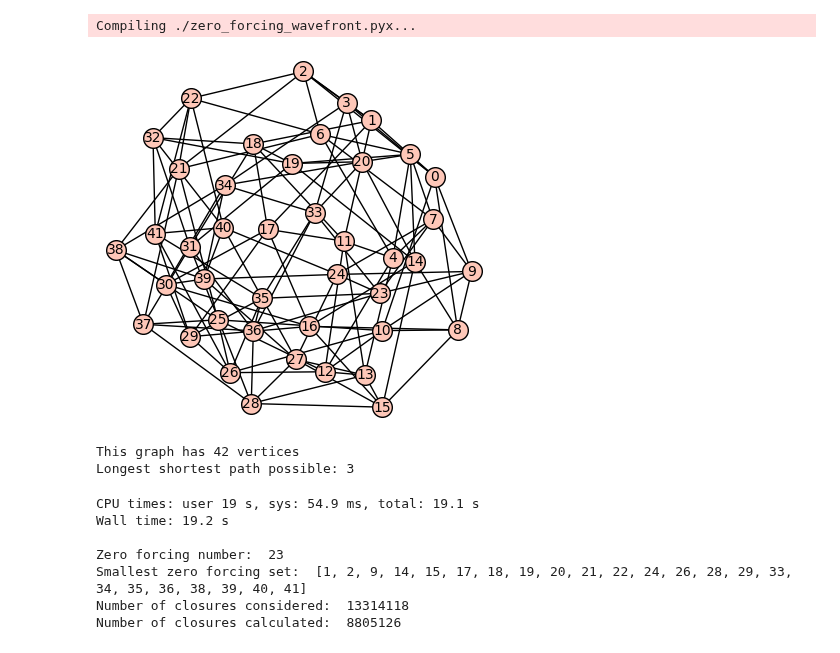
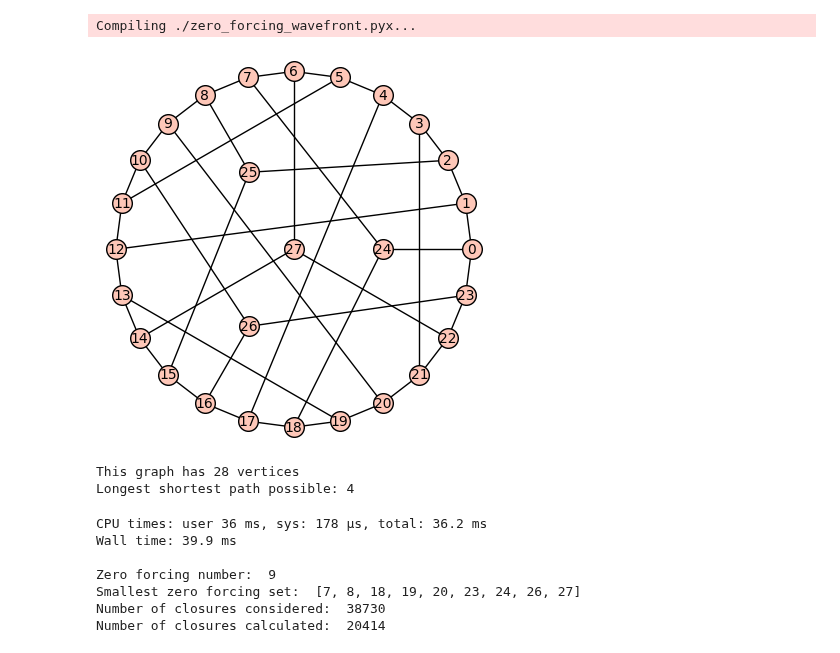
Before and after one commit to alexhutman/zftools, a Jupyter notebook: Ancient Code/AncientSageLibraryTest.ipynb, the cells around one changed output. Saved outputs shown, nothing was run; the diff lists cells and outputs as text; code cells hidden in the pictures.

```diff
--- a/Ancient Code/AncientSageLibraryTest.ipynb
+++ b/Ancient Code/AncientSageLibraryTest.ipynb
@@ -7,26 +7,26 @@ Compiling ./zero_forcing_wavefront.pyx...
 # %%
 # Set up a test graph H and display it if possible
 #H = graphs.MycielskiGraph(6)
 #H = graphs.RobertsonGraph()
-#H = graphs.CoxeterGraph()
+H = graphs.CoxeterGraph()
 #H = graphs.ClebschGraph()
 #H = graphs.BrinkmannGraph()
 #H = graphs.HeawoodGraph()
 #H = graphs.CirculantGraph(12,[2,3,4,6,-2,-3,-4])
 #H = graphs.HoffmanSingletonGraph() # DNF
 #H = graphs.CoxeterGraph().line_graph()
 #H = graphs.PaleyGraph(17).line_graph()
-H = graphs.BrinkmannGraph().line_graph()
+#H = graphs.BrinkmannGraph().line_graph()
 
 H.relabel()
 H.show()
 
 print "\nThis graph has", H.num_verts(), "vertices"
 print "Longest shortest path possible:", H.diameter()
 # %% [output]
-[figure, old version]
+[figure, new version]
-This graph has 42 vertices
-Longest shortest path possible: 3
+This graph has 28 vertices
+Longest shortest path possible: 4
 # %%
 %time output = zero_forcing_set_wavefront(H)
 
@@ -36,10 +36,10 @@ print "Smallest zero forcing set: ", output[1]
 print "Number of closures considered: ", output[2]
 print "Number of closures calculated: ", output[3]
 # %% [output]
-CPU times: user 19 s, sys: 54.9 ms, total: 19.1 s
-Wall time: 19.2 s
+CPU times: user 36 ms, sys: 178 µs, total: 36.2 ms
+Wall time: 39.9 ms
 
-Zero forcing number:  23
-Smallest zero forcing set:  [1, 2, 9, 14, 15, 17, 18, 19, 20, 21, 22, 24, 26, 28, 29, 33, 34, 35, 36, 38, 39, 40, 41]
-Number of closures considered:  13314118
-Number of closures calculated:  8805126
+Zero forcing number:  9
+Smallest zero forcing set:  [7, 8, 18, 19, 20, 23, 24, 26, 27]
+Number of closures considered:  38730
+Number of closures calculated:  20414
```
Also changed, not shown: 2 other files.
